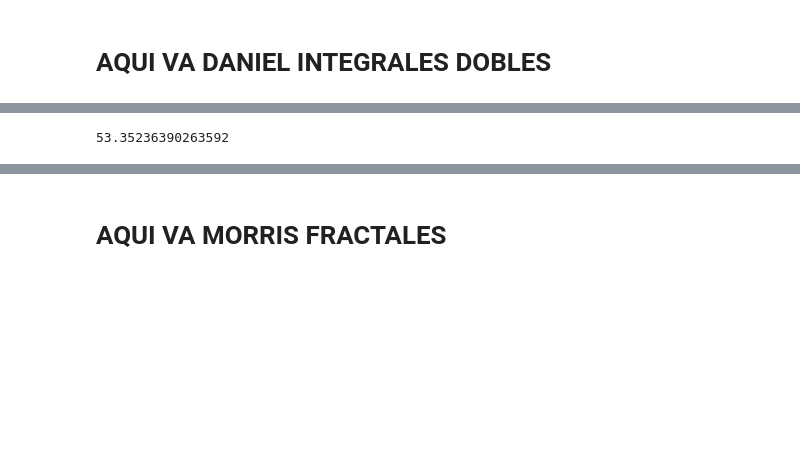
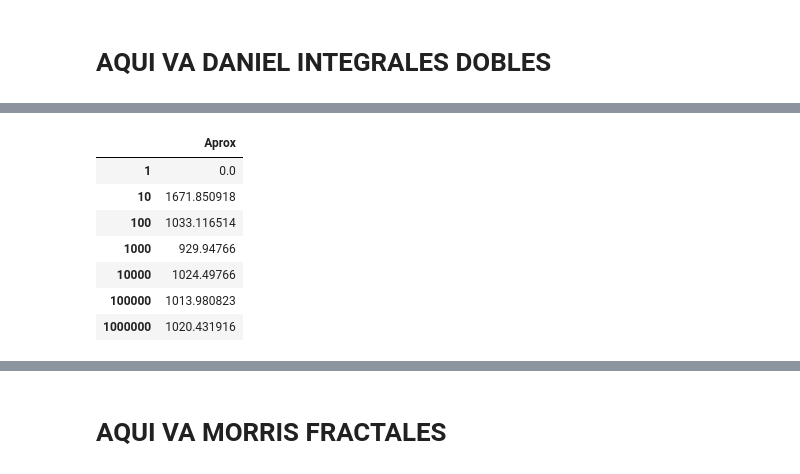
Before and after one commit to Daniel-Iteso/Proyecto2_HernandezDaniel_MarquezJesus, a Jupyter notebook: Proyecto2_Daniel_Jesus.ipynb, the cells around one changed output, grey strips where cells are left out. Saved outputs shown, nothing was run; the diff lists cells and outputs as text; code cells hidden in the pictures; blank space fills up the shorter version.

```diff
--- a/Proyecto2_Daniel_Jesus.ipynb
+++ b/Proyecto2_Daniel_Jesus.ipynb
@@ -79,34 +89,46 @@ tabla1
 # %%
 import numpy as np
 import pandas as pd
 
 a=0
-b=2
-c=0
-d=2
+b=3
+def f1(a):
+    return 3*a**2
+
+def f2(b):
+    return 3*b**2
+
+c=f1(a)
+d=f2(b)
 
 def monc1(f,a,b,c,d,N):
     aux = 0
     x = np.random.uniform(a,b,N)
     y = np.random.uniform(c,d,N)
     vol = (b-a)*(d-c)
-    #for n in range(N):
-        #if f(x,y)[n]<(2*x**2):
-            #aux = np.array(f(x,y)[n])
-    aux = np.delete(f(x,y), np.where(f(x,y) < (2*x**2)))
-    integral = vol*(np.sum(aux)/N)
+    ax0 = [x_i for x_i, y_i in zip(x, y) if y_i < 3 * x_i ** 2]
+    ax1 = [y_i for x_i, y_i in zip(x, y) if y_i < 3 * x_i ** 2]
+    ax2 = f(ax0,ax1)
+    integral = vol*(np.sum(ax2)/N)
     return integral
 
 def f(x,y):
-    return np.abs(x**2+y**2-16)
+    return np.abs(6*x+3*y)
 
-N = np.logspace(0, 5, 6).astype(int)
-tabla1 = pd.DataFrame(index=N, columns=['Aprox'])
+N = np.logspace(0, 6, 7).astype(int)
+tabla = pd.DataFrame(index=N, columns=['Aprox'])
 for n in N:
-    p = monc1(f,a,b,c,d,n)
-p
+    tabla.loc[n, 'Aprox'] = monc1(f,a,b,c,d,n)
+tabla
 # %% [output]
-53.35236390263592
+|  | Aprox |
+| 1 | 0.0 |
+| 10 | 1671.850918 |
+| 100 | 1033.116514 |
+| 1000 | 929.94766 |
+| 10000 | 1024.49766 |
+| 100000 | 1013.980823 |
+| 1000000 | 1020.431916 |
 # %%
 import numpy as np
 import pandas as pd
```
Also changed, not shown: parts of 2 cells of this notebook.
